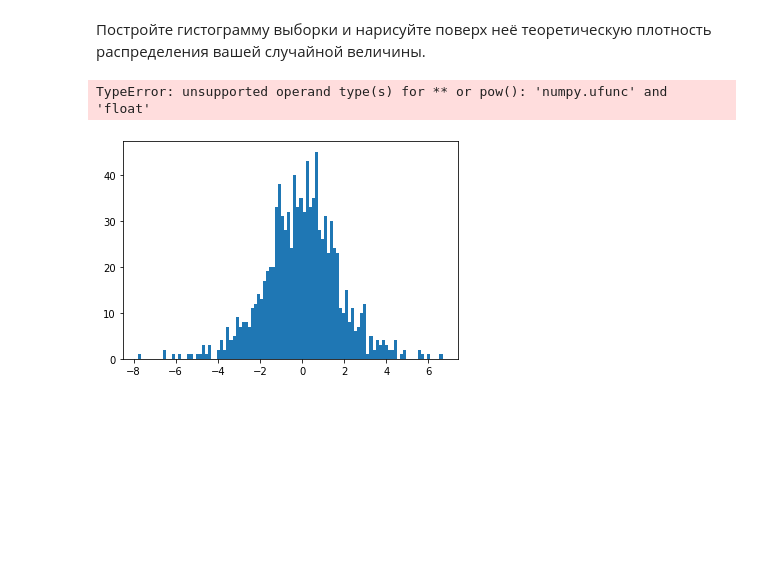
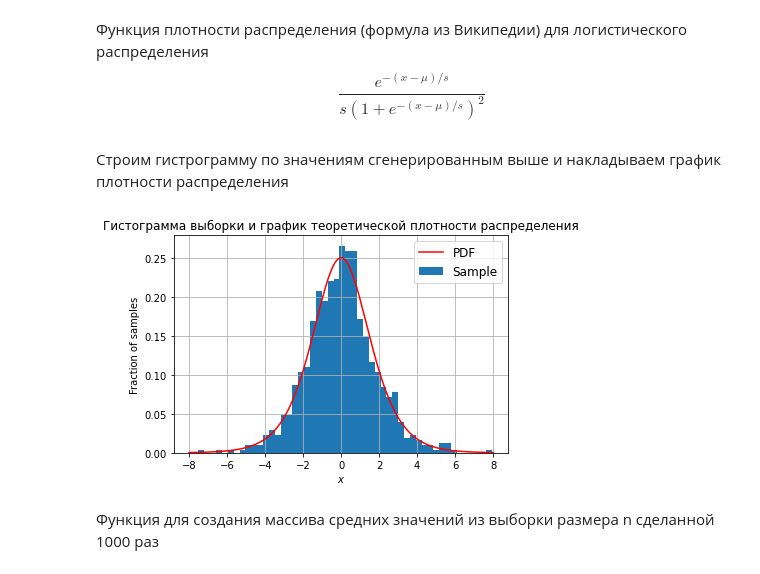
Before and after one commit to siarhei-k/data_quest_edu, a Jupyter notebook: Machine Learning and Data Analysis Specialization/c1w4_central-limit-theorem.ipynb, the cells around one changed output. Saved outputs shown, nothing was run; the diff lists cells and outputs as text; code cells hidden in the pictures; blank space fills up the shorter version.

```diff
--- a/Machine Learning and Data Analysis Specialization/c1w4_central-limit-theorem.ipynb
+++ b/Machine Learning and Data Analysis Specialization/c1w4_central-limit-theorem.ipynb
@@ -6,8 +18,5 @@ import matplotlib.pyplot as plt
 # %%
-'''
-Логисти́ческое распределе́ние в теории вероятностей и математической статистике
-— один из видов абсолютно непрерывных распределений
-'''
+e = 2.71828 # чтобы возводить в степень без использования numpy.pow
 loc = 0.
 scale = 1.
 fx = np.random.logistic(loc, scale, 1000)
@@ -34,21 +23,26 @@ array([ 3.68187107e-01,  4.86991955e-01,  1.71400961e+00,  6.43164636e-01,
-# %% [markdown]
-Постройте гистограмму выборки и нарисуйте поверх неё теоретическую плотность распределения вашей случайной величины.
-# %%
-count, bins, ignored = plt.hist(fx, 100, align='mid') # 50 "карманов"
-
-a = np.exp ** ((-(x-loc))/scale)
-b = scale * np.pow((1 + a), 2)
-pfx = a / b
-
-
-
-x = np.linspace(min(bins), max(bins), 1000)
-#pdf = (np.exp(-(np.log(x) - mu)**2 / (2 * sigma**2))/ (x * sigma * np.sqrt(2 * np.pi)))
-plt.plot(x, pfx, linewidth=2, color='r')
-#plt.axis('tight')
-#plt.grid()
-#plt.xlabel('$x$')
-plt.show()
-# %% [output]
-TypeError: unsupported operand type(s) for ** or pow(): 'numpy.ufunc' and 'float'
-[figure, removed]
+# %% [markdown]
+Функция плотности распределения (формула из Википедии) для логистического распределения
+$$\frac{e^{-(x-\mu)/s}}{s(1+e^{-(x-\mu)/s})^2}$$
+# %%
+def pdf(x, mu=loc, sigma=scale):
+    return (e ** (-(x - mu) / sigma)) / (sigma * (1 + (e ** (-(x - mu) / sigma))) ** 2)
+# %% [markdown]
+Строим гистрограмму по значениям сгенерированным выше и накладываем график плотности распределения
+# %%
+plt.hist(fx, density=True, bins=50, label = 'Sample') # normed=True более не используется
+
+
+x = np.linspace(-8, 8, 1000)
+
+
+plt.plot(x, pdf(x), color='r', label = 'PDF')
+plt.xlabel('$x$')
+plt.ylabel('Fraction of samples')
+plt.title('Гистограмма выборки и график теоретической плотности распределения')
+plt.legend(fontsize='large')
+plt.grid()
+plt.show()
+# %% [output]
+[figure, added]
+# %% [markdown]
+Функция для создания массива средних значений из выборки размера n сделанной 1000 раз
```
Also changed, not shown: parts of 19 cells of this notebook.
